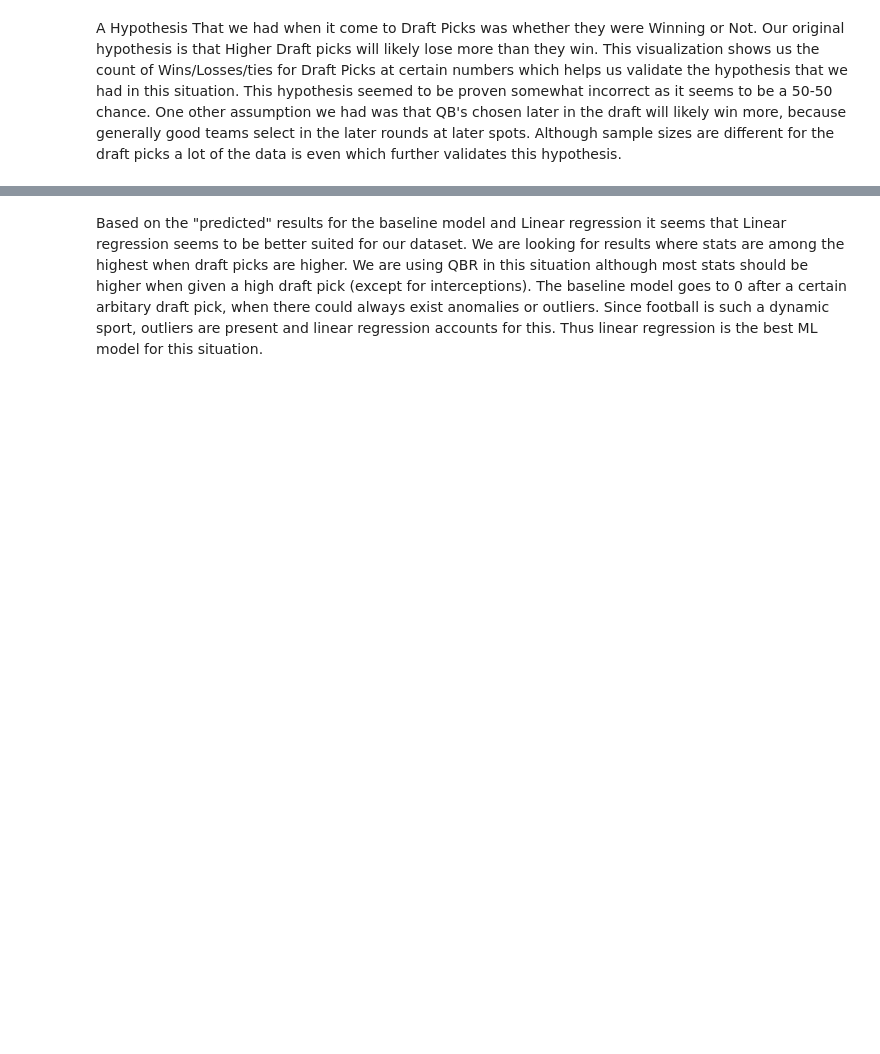
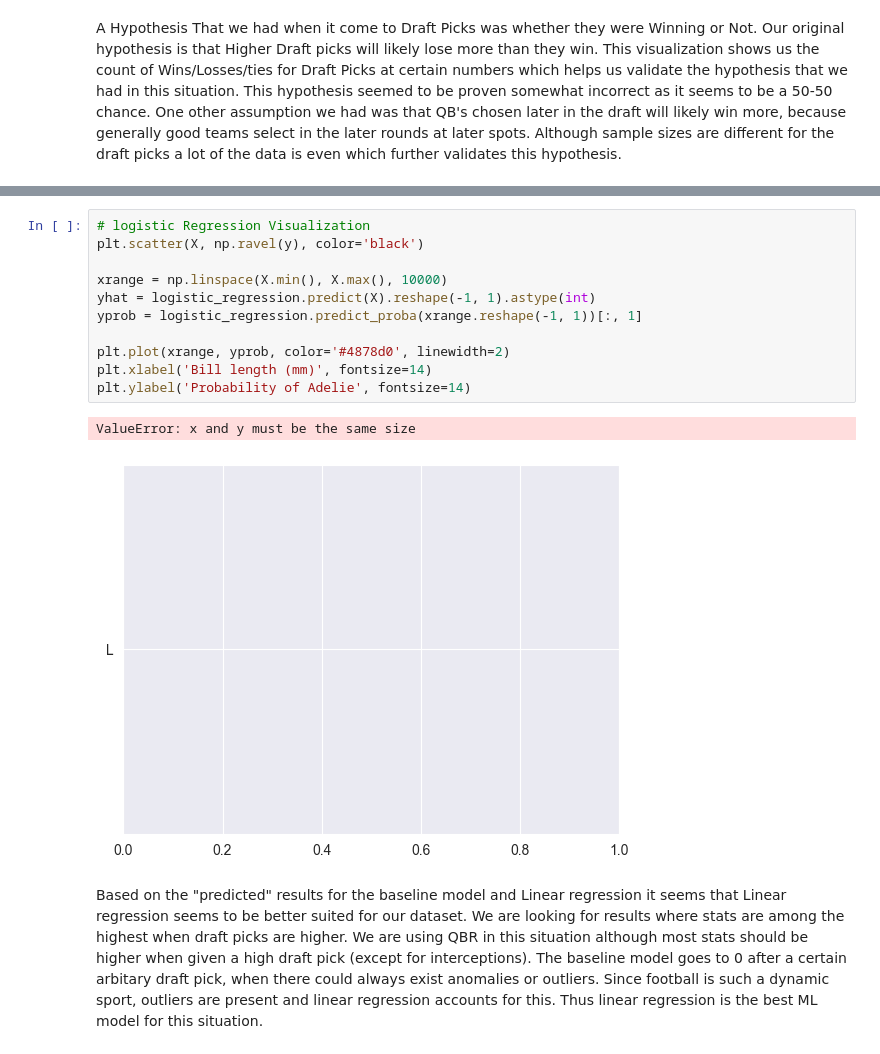
Before and after one commit to cs418-fa24/project-check-in-team-8, a Jupyter notebook: Final_report.ipynb, the cells around one changed output, grey strips where cells are left out. Saved outputs shown, nothing was run; the diff lists cells and outputs as text; blank space fills up the shorter version.

```diff
--- a/Final_report.ipynb
+++ b/Final_report.ipynb
@@ -236,3 +265,17 @@ Please also refer to the documentation for alternative solver options:
+# %%
+# logistic Regression Visualization
+plt.scatter(X, np.ravel(y), color='black')
+
+xrange = np.linspace(X.min(), X.max(), 10000)
+yhat = logistic_regression.predict(X).reshape(-1, 1).astype(int)
+yprob = logistic_regression.predict_proba(xrange.reshape(-1, 1))[:, 1]
+
+plt.plot(xrange, yprob, color='#4878d0', linewidth=2)
+plt.xlabel('Bill length (mm)', fontsize=14)
+plt.ylabel('Probability of Adelie', fontsize=14)
+# %% [output]
+ValueError: x and y must be the same size
+[figure, added]
 # %% [markdown]
 Based on the "predicted" results for the baseline model and Linear regression it seems that Linear regression seems to be better suited for our dataset. We are looking for results where stats are among the highest when draft picks are higher. We are using QBR in this situation although most stats should be higher when given a high draft pick (except for interceptions). The baseline model goes to 0 after a certain arbitary draft pick, when there could always exist anomalies or outliers. Since football is such a dynamic sport, outliers are  present and linear regression accounts for this. Thus linear regression is the best ML model for this situation.
 # %% [markdown]
```
Also changed, not shown: parts of 4 cells of this notebook.
